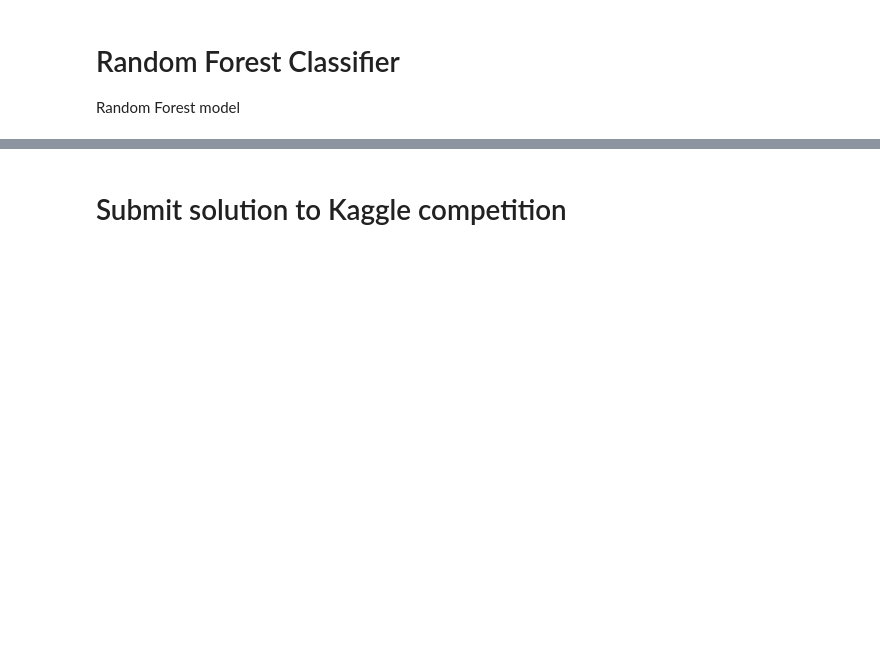
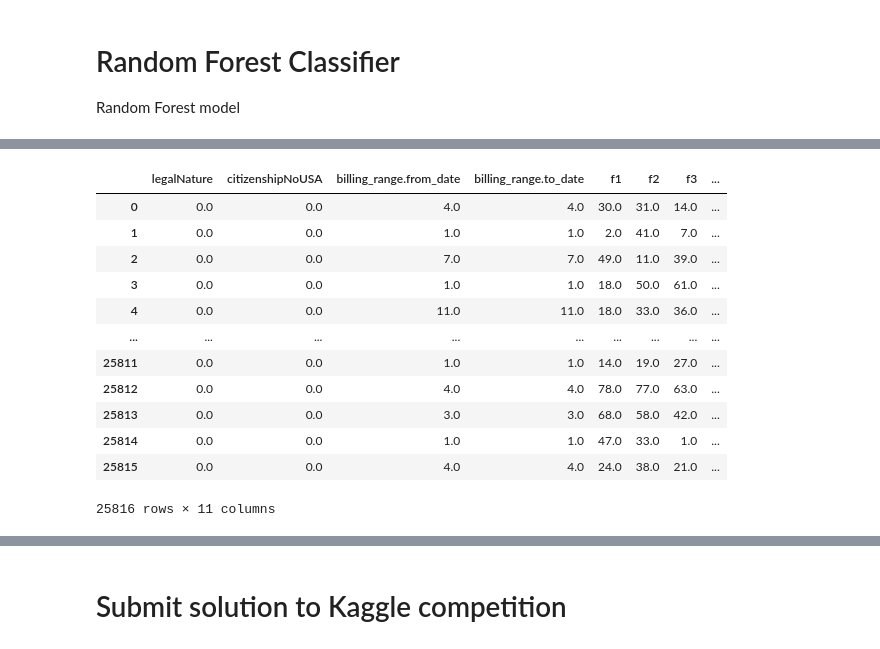
Before and after one commit to S4b3/PITC-21-22, a Jupyter notebook: classification_and_clustering.ipynb, the cells around one changed output, grey strips where cells are left out. Drawn from its saved outputs; the diff is of its cells as text; code cells hidden in the pictures; blank space fills up the shorter version.

```diff
--- a/classification_and_clustering.ipynb
+++ b/classification_and_clustering.ipynb
@@ -97,7 +92,7 @@ Dowload the data
 # %%
 # Parse the csv file with json entries
 
-def convert_json_2_pd(json_input_path):
+def convert_json_2_pd(json_input_path, train = True):
     """
     Read the csv file and extract from json events
     any feature useful to classify the consumer consumption profile
@@ -174,14 +169,17 @@ def convert_json_2_pd(json_input_path):
             }
             i = i+1
 
-          #labels[j] = {'user' : row[0] , 'cluster': int(row[1])}
-          #j += 1
+          if(train):
+            labels[j] = {'userID' : row[0] , 'cluster': int(row[1])}
+            j += 1
 
 
-    return pd.DataFrame.from_dict(d, "index")#, pd.DataFrame.from_dict(labels, 'index')
+    if(train):
+      return pd.DataFrame.from_dict(d, "index"), pd.DataFrame.from_dict(labels, 'index')
+    return  pd.DataFrame.from_dict(d, "index")
 
 
-features_df = convert_json_2_pd(json_input_path="/content/training_camp_21_22/data/task_1/test.csv")
+features_df = convert_json_2_pd(json_input_path="/content/training_camp_21_22/data/task_1/test.csv", train = False)
 # %% [markdown]
 Let's have a look at the collected data!
 # %%
@@ -274,3 +272,6 @@ figure = training_camp_21_22.view.classification.plot_cm_with_labels(
 # Random Forest Classifier
 
 Random Forest model
+# %%
+train_df, labels_df = convert_json_2_pd(json_input_path = '/content/training_camp_21_22/data/task_1/train.csv')
+test_df = convert_json_2_pd(json_input_path = '/content/training_camp_21_22/data/task_1/test.csv', train= False)
@@ -276,0 +287,46 @@ Random Forest model
+# %%
+## in order to implement a random forest classifier we need only numerical values!
+
+ord_enc = OrdinalEncoder()
+
+# we therefore proceed to translate the data in numerical values
+
+train_df["legalNature"] = ord_enc.fit_transform(train_df[["legalNature"]])
+train_df["citizenshipNoUSA"] = ord_enc.fit_transform(train_df[["citizenshipNoUSA"]])
+train_df["billing_range.from_date"] = ord_enc.fit_transform(train_df[["billing_range.from_date"]])
+train_df["billing_range.to_date"] = ord_enc.fit_transform(train_df[["billing_range.to_date"]])
+train_df["res_address_code"] = ord_enc.fit_transform(train_df[["res_address_code"]])
+train_df["res_address_value"] = ord_enc.fit_transform(train_df[["res_address_value"]])
+train_df["dom_address_code"] = ord_enc.fit_transform(train_df[["dom_address_code"]])
+train_df["dom_address_value"] = ord_enc.fit_transform(train_df[["dom_address_value"]])
+
+# we therefore proceed to translate the data in numerical values
+
+test_df["legalNature"] = ord_enc.fit_transform(test_df[["legalNature"]])
+test_df["citizenshipNoUSA"] = ord_enc.fit_transform(test_df[["citizenshipNoUSA"]])
+test_df["billing_range.from_date"] = ord_enc.fit_transform(test_df[["billing_range.from_date"]])
+test_df["billing_range.to_date"] = ord_enc.fit_transform(test_df[["billing_range.to_date"]])
+test_df["res_address_code"] = ord_enc.fit_transform(test_df[["res_address_code"]])
+test_df["res_address_value"] = ord_enc.fit_transform(test_df[["res_address_value"]])
+test_df["dom_address_code"] = ord_enc.fit_transform(test_df[["dom_address_code"]])
+test_df["dom_address_value"] = ord_enc.fit_transform(test_df[["dom_address_value"]])
+
+
+train_df = pd.merge(train_df, labels_df, on='userID', how='outer')
+train_df.drop(columns = ["userID"])
+user_ids = test_df["userID"]
+test_df.drop(columns=["userID"])
+# %% [output]
+|  | legalNature | citizenshipNoUSA | billing_range.from_date | billing_range.to_date | f1 | f2 | f3 | ... |
+| 0 | 0.0 | 0.0 | 4.0 | 4.0 | 30.0 | 31.0 | 14.0 | ... |
+| 1 | 0.0 | 0.0 | 1.0 | 1.0 | 2.0 | 41.0 | 7.0 | ... |
+| 2 | 0.0 | 0.0 | 7.0 | 7.0 | 49.0 | 11.0 | 39.0 | ... |
+| 3 | 0.0 | 0.0 | 1.0 | 1.0 | 18.0 | 50.0 | 61.0 | ... |
+| 4 | 0.0 | 0.0 | 11.0 | 11.0 | 18.0 | 33.0 | 36.0 | ... |
+| ... | ... | ... | ... | ... | ... | ... | ... | ... |
+| 25811 | 0.0 | 0.0 | 1.0 | 1.0 | 14.0 | 19.0 | 27.0 | ... |
+| 25812 | 0.0 | 0.0 | 4.0 | 4.0 | 78.0 | 77.0 | 63.0 | ... |
+| 25813 | 0.0 | 0.0 | 3.0 | 3.0 | 68.0 | 58.0 | 42.0 | ... |
+| 25814 | 0.0 | 0.0 | 1.0 | 1.0 | 47.0 | 33.0 | 1.0 | ... |
+| 25815 | 0.0 | 0.0 | 4.0 | 4.0 | 24.0 | 38.0 | 21.0 | ... |
+25816 rows × 11 columns
```
Also changed, not shown: parts of 15 cells of this notebook.
